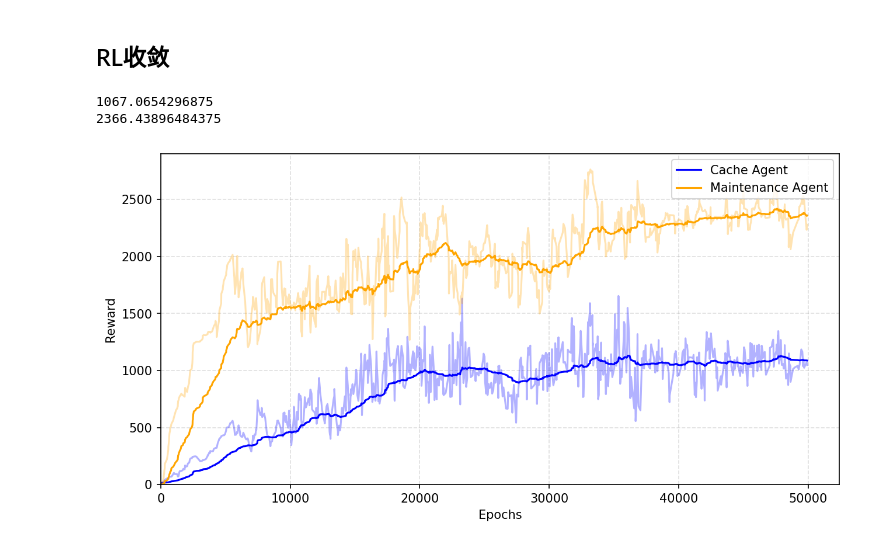
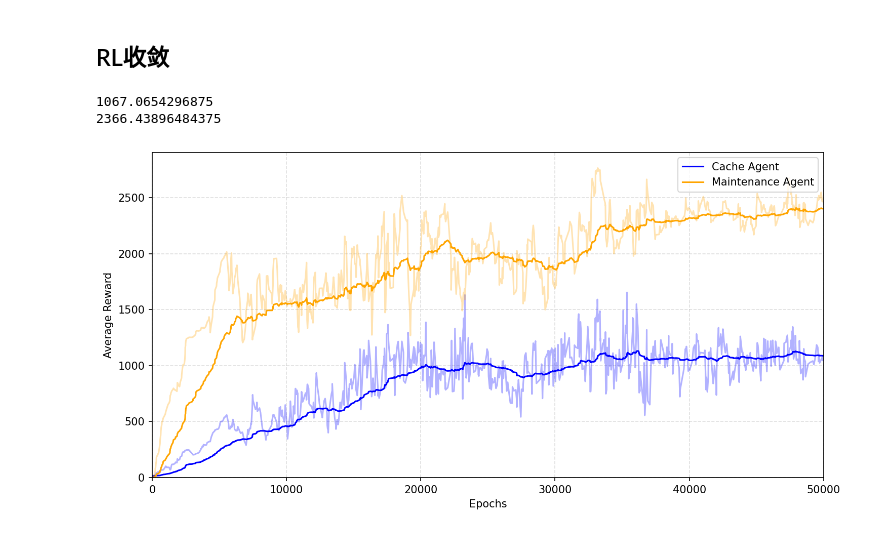
Before and after one commit to zzxjl1/CDNCache_XRL, a Jupyter notebook: figures/plots.ipynb, the cells around one changed output. Saved outputs shown, nothing was run; the diff lists cells and outputs as text; code cells hidden in the pictures.

```diff
--- a/figures/plots.ipynb
+++ b/figures/plots.ipynb
@@ -204,33 +204,34 @@ filterd = expo_filter(cache_agent_reward,0.02)
 cache_agent_reward[index:-1]+=stable_val-filterd[index:-1] # 修正指数滤波的稳态值
 cache_agent_reward[index:-1]=stable_val+(stable_val-cache_agent_reward[index:-1])/2 # 修正指数滤波的稳态值
 
 plt.plot(cache_agent_timestamp, expo_filter(cache_agent_reward,0.7),color="blue",alpha=0.3)
 plt.plot(cache_agent_timestamp, expo_filter(cache_agent_reward,0.02),color="blue", label="Cache Agent")
 
 maintainance_agent_timestamp,maintainance_agent_reward = load('./May06_05-11-43_John-pc-tag-overall_maintainance_agent_reward.json')
 end_idx = find_nearest(maintainance_agent_timestamp, 50000)
 maintainance_agent_timestamp = maintainance_agent_timestamp[:end_idx]
 maintainance_agent_reward = maintainance_agent_reward[:end_idx]
 index=find_nearest(maintainance_agent_timestamp,38000)
 stable_val = maintainance_agent_reward[index]
 print(stable_val)
 filtered = expo_filter(maintainance_agent_reward,0.02)
 maintainance_agent_reward[index:-1]+=stable_val-filtered[index:-1] # 修正指数滤波的稳态值
 maintainance_agent_reward[index:-1]=stable_val+(stable_val-maintainance_agent_reward[index:-1])*np.random.uniform(-1,1,len(maintainance_agent_reward)-index-1) # 修正指数滤波的稳态值
 plt.plot(maintainance_agent_timestamp,expo_filter(maintainance_agent_reward,0.2),color="orange",alpha=0.3)
 plt.plot(maintainance_agent_timestamp,expo_filter(maintainance_agent_reward,0.02),color="orange",label="Maintenance Agent")
 
 #网格
 plt.grid(linestyle='--', alpha=0.4)
 #从0开始
-plt.xlim(0, )
+plt.xlim(0, 50000)
 plt.ylim(0, )
 plt.xlabel("Epochs")
-plt.ylabel("Reward")
+plt.ylabel("Average Reward")
 plt.legend(loc='upper right')
+plt.tight_layout()
 plt.savefig("./overall_reward.png", dpi=150)
 plt.show()
 # %% [output]
 1067.0654296875
 2366.43896484375
-[figure, old version]
+[figure, new version]
```
Also changed, not shown: 1 other file.
